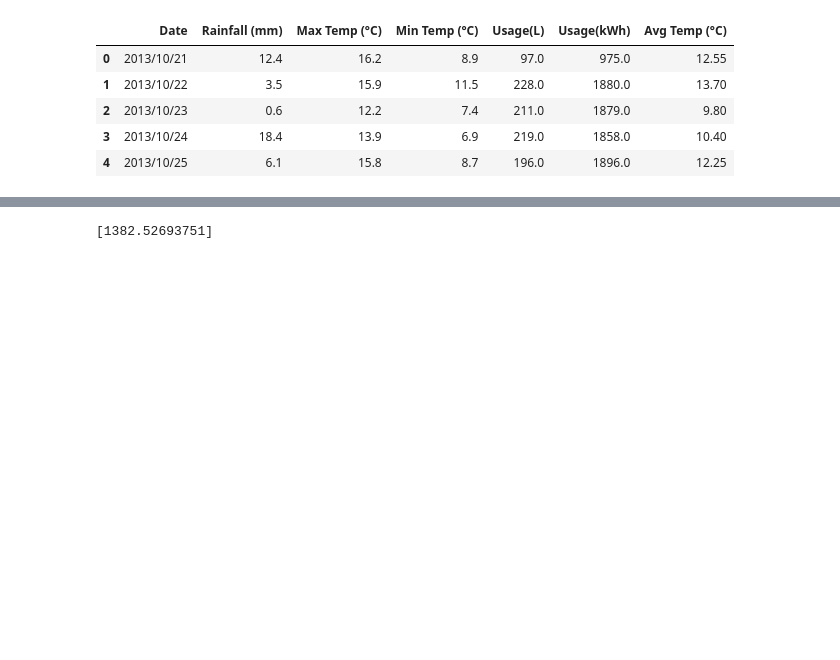
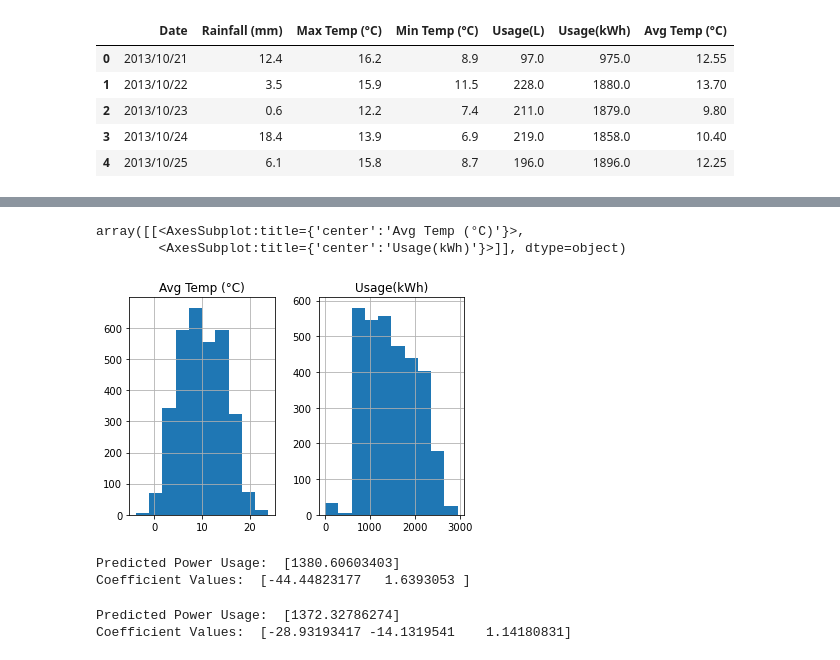
Before and after one commit to arnas-mag/3rd_Year_Project, a Jupyter notebook: written_documents/Water_and_Power_Prediction.ipynb, the cells around one changed output, grey strips where cells are left out. Cells and saved outputs as stored; diff of their text form; code cells hidden in the pictures; blank space fills up the shorter version.

```diff
--- a/written_documents/Water_and_Power_Prediction.ipynb
+++ b/written_documents/Water_and_Power_Prediction.ipynb
@@ -117,16 +131,51 @@ alldata.head(5)
+# %%
+#Checking to see if the data contains a bell curve as would be expected
+alldata.hist(column=['Avg Temp (°C)', 'Usage(kWh)'])
+# %% [output]
+array([[<AxesSubplot:title={'center':'Avg Temp (°C)'}>,
+        <AxesSubplot:title={'center':'Usage(kWh)'}>]], dtype=object)
+[figure, added]
 # %%
-X = alldata[['Avg Temp (°C)','Rainfall (mm)']]
+# Setting Independant Values to X and Dependant values to y
+X = alldata[['Avg Temp (°C)','Rainfall (mm)', ]]
 y = alldata['Usage(kWh)']
 
+# Creating Linear Regression Object
+regr = linear_model.LinearRegression()
 
-regr = linear_model.LinearRegression()
+# Calling fit() method which takes independent and dependent values as parameters and fills the regression object with data that describes the relationship
 regr.fit(X,y)
 
-#predict the power usage and water usage where the max temperture is ...
+# Prediction of power usage in first row using Average temp and Rainfall
+predictPower = regr.predict([[12.4, 12.55]])
 
+# Printing Power Usage Prediction
+print('Predicted Power Usage: ', predictPower)
 
-predictPower = regr.predict([[12.25, 6.1]])
-
-print(predictPower)
+# Printing coefficient values for regression object
+print('Coefficient Values: ', regr.coef_)
 # %% [output]
-[1382.52693751]
+Predicted Power Usage:  [1380.60603403]
+Coefficient Values:  [-44.44823177   1.6393053 ]
+# %%
+# Setting Independant Values to X and Dependant values to y
+X = alldata[['Max Temp (°C)', 'Min Temp (°C)', 'Rainfall (mm)', ]]
+y = alldata['Usage(kWh)']
+
+# Creating Linear Regression Object
+regr = linear_model.LinearRegression()
+
+# Calling fit() method which takes independent and dependent values as parameters and fills the regression object with data that describes the relationship
+regr.fit(X,y)
+
+# Prediction of power usage in first row using Max temp, Min temp and Rainfall
+predictPower = regr.predict([[16.2, 8.9, 12.4]])
+
+# Printing Power Usage Prediction
+print('Predicted Power Usage: ', predictPower)
+
+# Printing coefficient values for regression object
+print('Coefficient Values: ', regr.coef_)
+# %% [output]
+Predicted Power Usage:  [1372.32786274]
+Coefficient Values:  [-28.93193417 -14.1319541    1.14180831]
```
Also changed, not shown: parts of 2 cells of this notebook.
